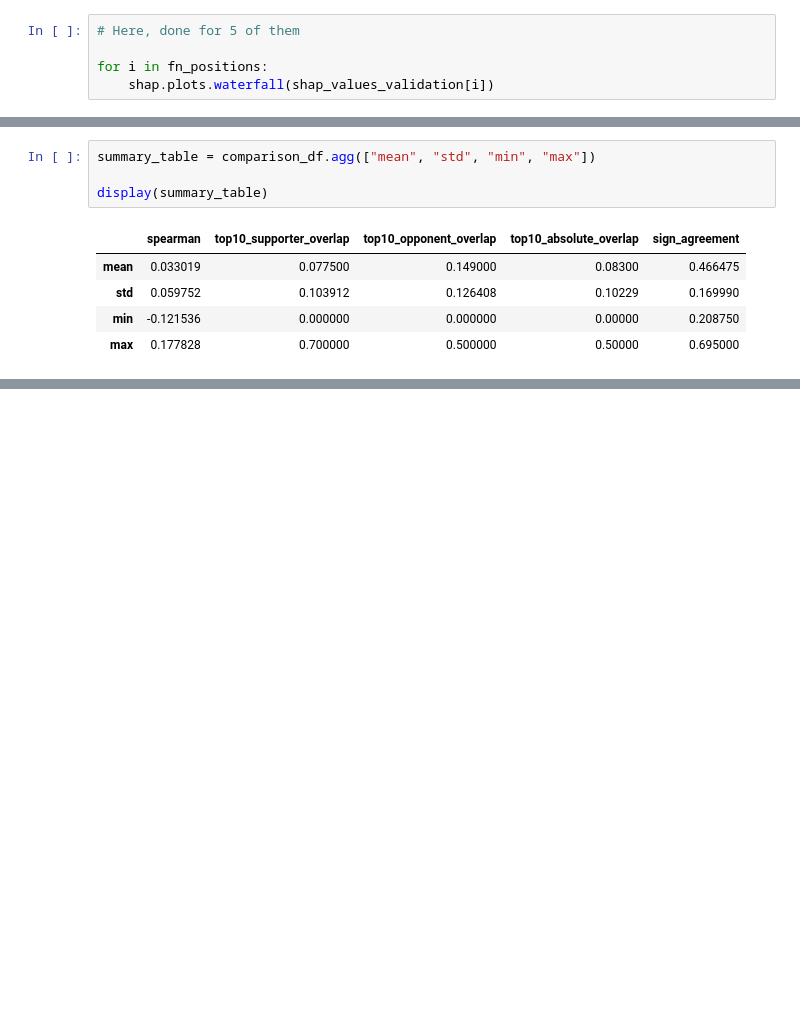
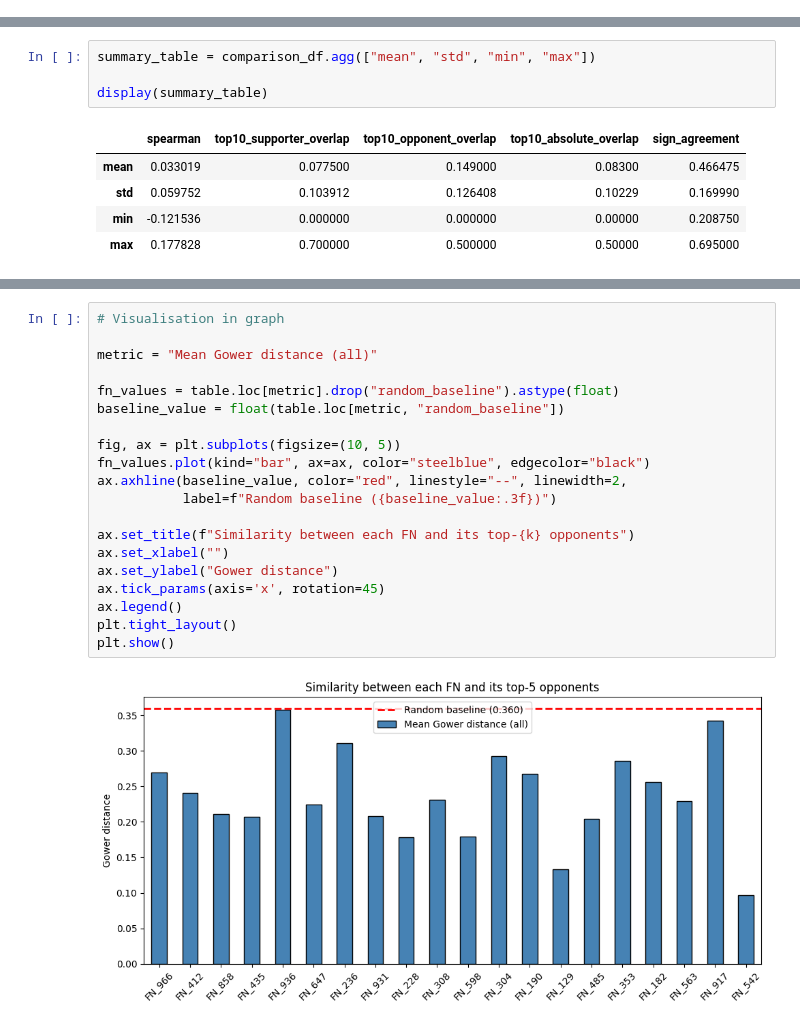
Before and after one commit to zoeguelenne-sys/INFO-H512, a Jupyter notebook: INFO-H-512_project.ipynb, the cells around one changed output, grey strips where cells are left out. Cells and saved outputs as stored; diff of their text form; blank space fills up the shorter version.

```diff
--- a/INFO-H-512_project.ipynb
+++ b/INFO-H-512_project.ipynb
@@ -318,5 +306,0 @@ The number of missclassified risky creditors is 20, representing 10.00 % of the
-# %%
-# Here, done for 5 of them
-
-for i in fn_positions:
-    shap.plots.waterfall(shap_values_validation[i])
@@ -973,0 +900,22 @@ display(boostin_top10)
+# %%
+# Visualisation in graph
+
+metric = "Mean Gower distance (all)"
+
+fn_values = table.loc[metric].drop("random_baseline").astype(float)
+baseline_value = float(table.loc[metric, "random_baseline"])
+
+fig, ax = plt.subplots(figsize=(10, 5))
+fn_values.plot(kind="bar", ax=ax, color="steelblue", edgecolor="black")
+ax.axhline(baseline_value, color="red", linestyle="--", linewidth=2,
+           label=f"Random baseline ({baseline_value:.3f})")
+
+ax.set_title(f"Similarity between each FN and its top-{k} opponents")
+ax.set_xlabel("")
+ax.set_ylabel("Gower distance")
+ax.tick_params(axis='x', rotation=45)
+ax.legend()
+plt.tight_layout()
+plt.show()
+# %% [output]
+[figure, added]
```
Also changed, not shown: parts of 46 cells of this notebook, 2 other files.
